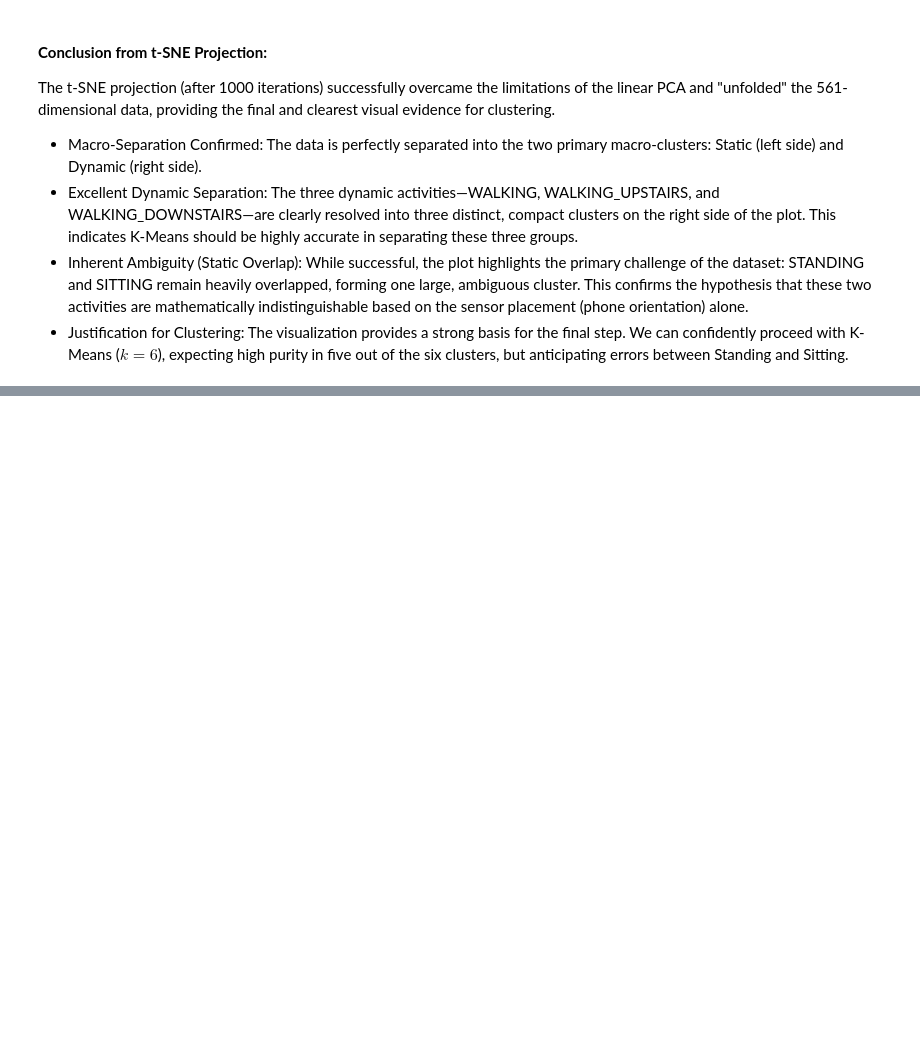
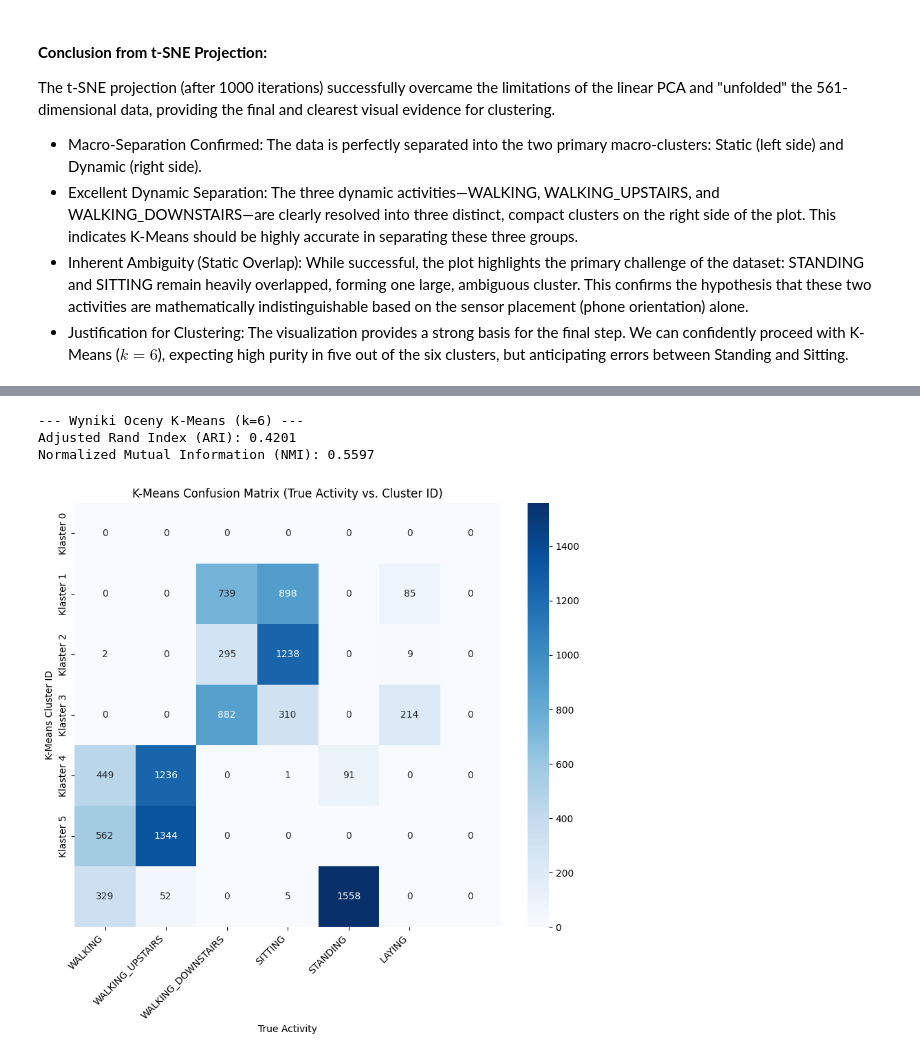
Before and after one commit to JakubbBlaszczykk/Project2-HAR-Unsupervised-Analysis, a Jupyter notebook: main.ipynb, the cells around one changed output, grey strips where cells are left out. Drawn from its saved outputs; the diff is of its cells as text; code cells hidden in the pictures; blank space fills up the shorter version.

```diff
--- a/main.ipynb
+++ b/main.ipynb
@@ -341,0 +405,45 @@ The t-SNE projection (after 1000 iterations) successfully overcame the limitatio
+# %%
+# --- Sekcja 8.A: Ocena Metryk ---
+
+from sklearn.metrics import confusion_matrix, adjusted_rand_score, normalized_mutual_info_score
+
+print("--- Wyniki Oceny K-Means (k=6) ---")
+
+# 1. Adjusted Rand Index (ARI) - Mierzy, jak dobrze klastry pasują do prawdziwych klas (im bliżej 1, tym lepiej)
+ari_score = adjusted_rand_score(y, clusters_6)
+print(f"Adjusted Rand Index (ARI): {ari_score:.4f}")
+
+# 2. Normalized Mutual Information (NMI) - Mierzy współzależność między klasami a klastrami
+nmi_score = normalized_mutual_info_score(y, clusters_6)
+print(f"Normalized Mutual Information (NMI): {nmi_score:.4f}")
+# %% [output]
+--- Wyniki Oceny K-Means (k=6) ---
+Adjusted Rand Index (ARI): 0.4201
+Normalized Mutual Information (NMI): 0.5597
+# %%
+# --- Sekcja 8.B: Macierz Pomyłek (Heatmap) ---
+
+# Stworzenie Macierzy Pomyłek
+cm = confusion_matrix(y, clusters_6)
+
+# Tworzenie DataFrame dla lepszej wizualizacji (opcjonalnie: normalizacja)
+cm_df = pd.DataFrame(cm)
+
+plt.figure(figsize=(10, 8))
+sns.heatmap(
+    cm_df,
+    annot=True,
+    fmt='d', # Wyświetlanie jako liczby całkowite
+    cmap='Blues',
+    cbar=True,
+    xticklabels=label_map.values(), # Prawdziwe etykiety (kolumny)
+    yticklabels=[f'Klaster {i}' for i in range(6)] # Klastry (wiersze)
+)
+
+plt.title('K-Means Confusion Matrix (True Activity vs. Cluster ID)')
+plt.ylabel('K-Means Cluster ID')
+plt.xlabel('True Activity')
+plt.xticks(rotation=45, ha='right')
+plt.show()
+# %% [output]
+[figure, added]
```
Also changed, not shown: parts of 9 cells of this notebook.
